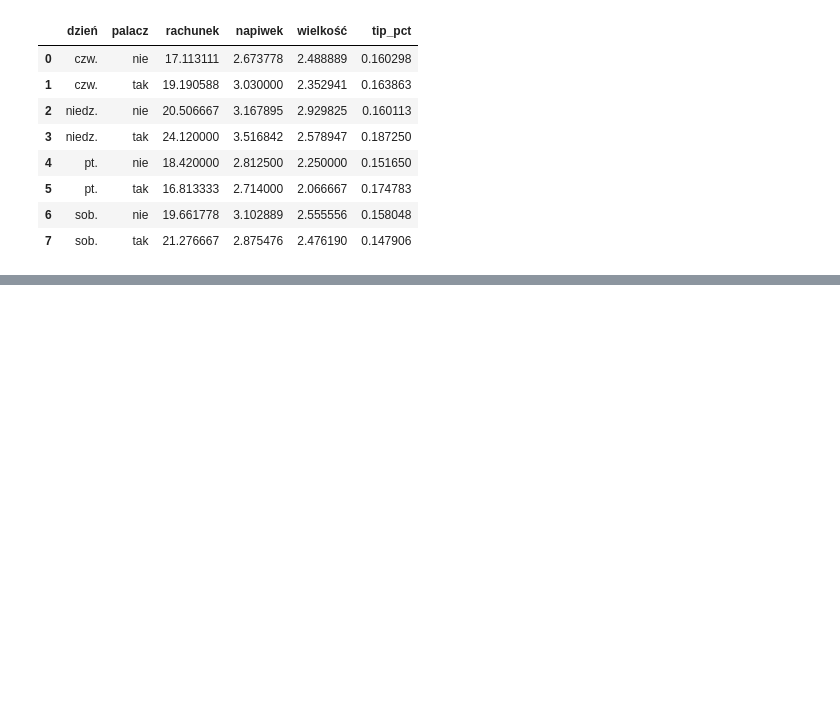
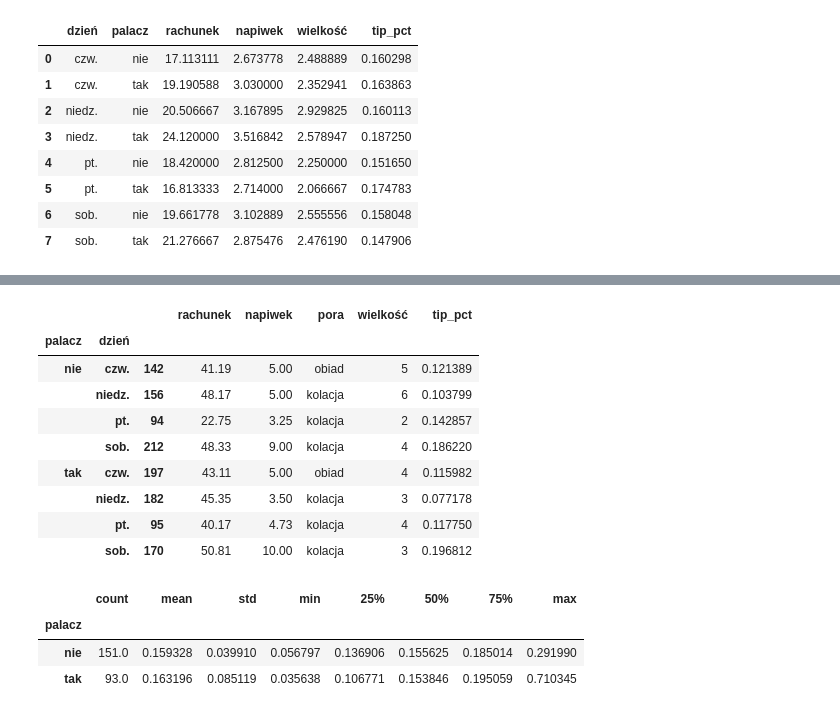
Before and after one commit to metju29/python-data-learning, a Jupyter notebook: Python for Data Analysis book/chapter_10.ipynb, the cells around one changed output, grey strips where cells are left out. Drawn from its saved outputs; the diff is of its cells as text; code cells hidden in the pictures; blank space fills up the shorter version.

```diff
--- a/Python for Data Analysis book/chapter_10.ipynb
+++ b/Python for Data Analysis book/chapter_10.ipynb
@@ -392,0 +423,21 @@ tips.groupby(['dzień', 'palacz'], as_index=False).mean(numeric_only=True)
+# %%
+tips.groupby(['palacz', 'dzień']).apply(top, n=1, column='rachunek', include_groups=False)
+# %% [output]
+|  |  |  | rachunek | napiwek | pora | wielkość | tip_pct |
+| palacz | dzień |  |  |  |  |  |  |
+| nie | czw. | 142 | 41.19 | 5.00 | obiad | 5 | 0.121389 |
+|  | niedz. | 156 | 48.17 | 5.00 | kolacja | 6 | 0.103799 |
+|  | pt. | 94 | 22.75 | 3.25 | kolacja | 2 | 0.142857 |
+|  | sob. | 212 | 48.33 | 9.00 | kolacja | 4 | 0.186220 |
+| tak | czw. | 197 | 43.11 | 5.00 | obiad | 4 | 0.115982 |
+|  | niedz. | 182 | 45.35 | 3.50 | kolacja | 3 | 0.077178 |
+|  | pt. | 95 | 40.17 | 4.73 | kolacja | 4 | 0.117750 |
+|  | sob. | 170 | 50.81 | 10.00 | kolacja | 3 | 0.196812 |
+# %%
+result = tips.groupby('palacz')['tip_pct'].describe()
+result
+# %% [output]
+|  | count | mean | std | min | 25% | 50% | 75% | max |
+| palacz |  |  |  |  |  |  |  |  |
+| nie | 151.0 | 0.159328 | 0.039910 | 0.056797 | 0.136906 | 0.155625 | 0.185014 | 0.291990 |
+| tak | 93.0 | 0.163196 | 0.085119 | 0.035638 | 0.106771 | 0.153846 | 0.195059 | 0.710345 |
```
Also changed, not shown: parts of 31 cells of this notebook, 1 other file.
